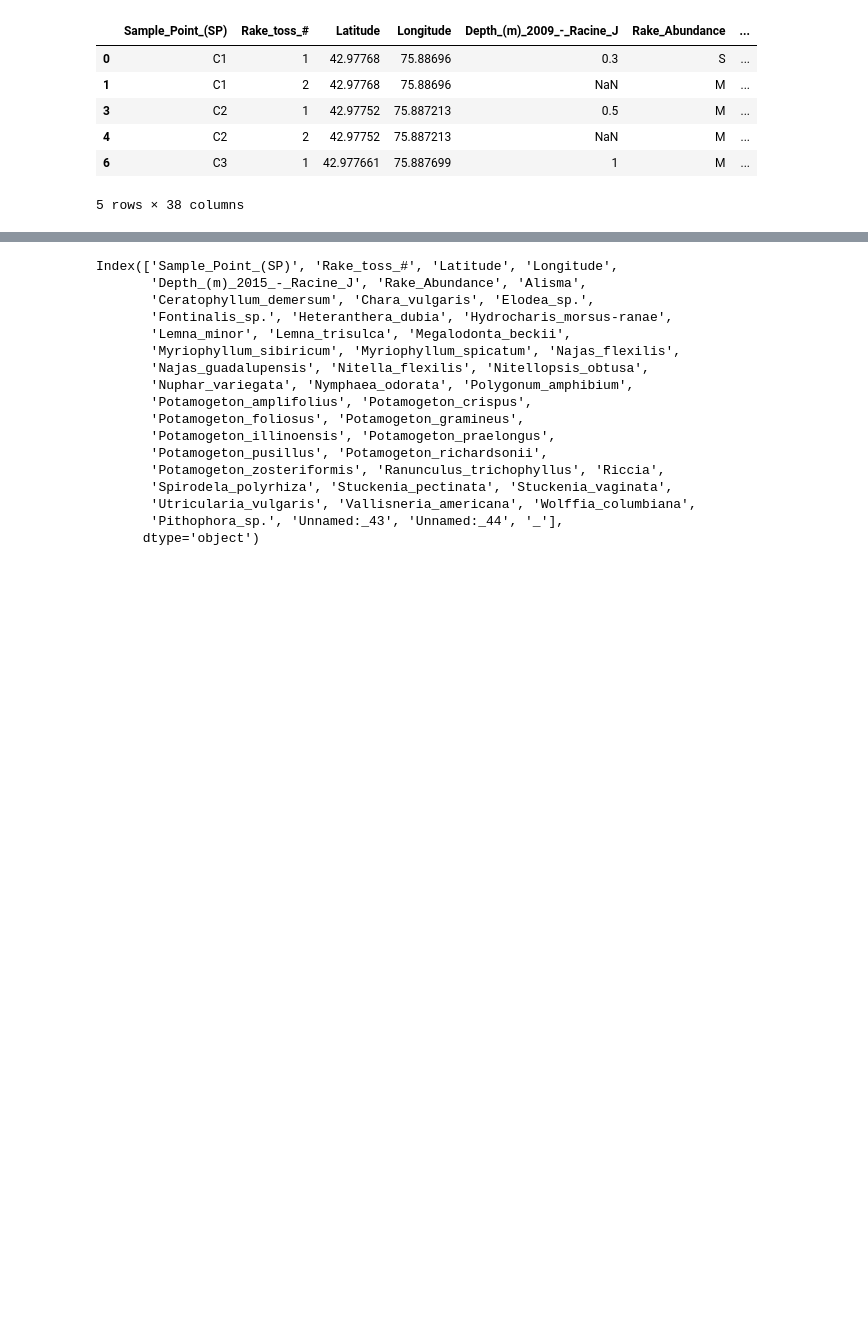
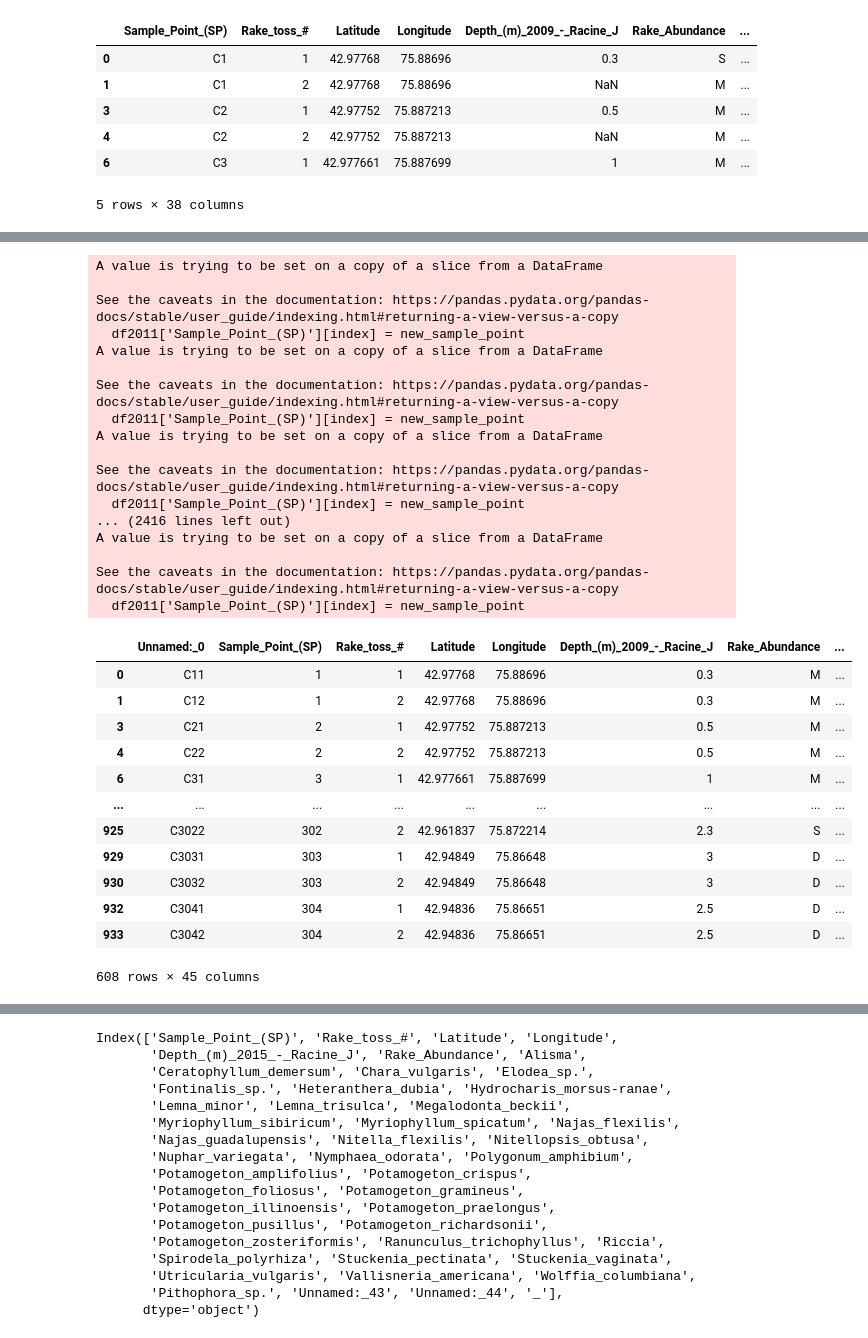
Before and after one commit to kgilbert78/rake-toss-data-cleaning, a Jupyter notebook: tableA.ipynb, the cells around one changed output, grey strips where cells are left out. Drawn from its saved outputs; the diff is of its cells as text; code cells hidden in the pictures; blank space fills up the shorter version.

```diff
--- a/tableA.ipynb
+++ b/tableA.ipynb
@@ -157,0 +182,6 @@ Index(['Sample_Point_(SP)', 'Rake_toss_#', 'Latitude', 'Longitude',
+# %%
+for index, row in df2009.iterrows():
+  # print(index, row['Sample_Point_(SP)'], type(row['Sample_Point_(SP)'])) # one row was NaN except Total_%
+  new_sample_point = row['Sample_Point_(SP)'].replace('C', '')
+  df2009['Sample_Point_(SP)'][index] = new_sample_point
+df2009
@@ -227,3 +290,8 @@ df2010.head()
 | 4 | C2 | 2 | 42.97752 | 75.887213 | NaN | M | ... |
 | 6 | C3 | 1 | 42.977661 | 75.887699 | 1 | M | ... |
 5 rows × 38 columns
+# %%
+for index, row in df2010.iterrows():
+  new_sample_point = row['Sample_Point_(SP)'].replace('C', '')
+  df2010['Sample_Point_(SP)'][index] = new_sample_point
+df2010
@@ -229,0 +411,36 @@ df2010.head()
+# %%
+for index, row in df2011.iterrows():
+  new_sample_point = row['Sample_Point_(SP)'].replace('C', '')
+  df2011['Sample_Point_(SP)'][index] = new_sample_point
+df2011
+# %% [output]
+A value is trying to be set on a copy of a slice from a DataFrame
+
+See the caveats in the documentation: https://pandas.pydata.org/pandas-docs/stable/user_guide/indexing.html#returning-a-view-versus-a-copy
+  df2011['Sample_Point_(SP)'][index] = new_sample_point
+A value is trying to be set on a copy of a slice from a DataFrame
+
+See the caveats in the documentation: https://pandas.pydata.org/pandas-docs/stable/user_guide/indexing.html#returning-a-view-versus-a-copy
+  df2011['Sample_Point_(SP)'][index] = new_sample_point
+A value is trying to be set on a copy of a slice from a DataFrame
+
+See the caveats in the documentation: https://pandas.pydata.org/pandas-docs/stable/user_guide/indexing.html#returning-a-view-versus-a-copy
+  df2011['Sample_Point_(SP)'][index] = new_sample_point
+... (2416 lines left out)
+A value is trying to be set on a copy of a slice from a DataFrame
+
+See the caveats in the documentation: https://pandas.pydata.org/pandas-docs/stable/user_guide/indexing.html#returning-a-view-versus-a-copy
+  df2011['Sample_Point_(SP)'][index] = new_sample_point
+|  | Unnamed:_0 | Sample_Point_(SP) | Rake_toss_# | Latitude | Longitude | Depth_(m)_2009_-_Racine_J | Rake_Abundance | ... |
+| 0 | C11 | 1 | 1 | 42.97768 | 75.88696 | 0.3 | M | ... |
+| 1 | C12 | 1 | 2 | 42.97768 | 75.88696 | 0.3 | M | ... |
+| 3 | C21 | 2 | 1 | 42.97752 | 75.887213 | 0.5 | M | ... |
+| 4 | C22 | 2 | 2 | 42.97752 | 75.887213 | 0.5 | M | ... |
+| 6 | C31 | 3 | 1 | 42.977661 | 75.887699 | 1 | M | ... |
+| ... | ... | ... | ... | ... | ... | ... | ... | ... |
+| 925 | C3022 | 302 | 2 | 42.961837 | 75.872214 | 2.3 | S | ... |
+| 929 | C3031 | 303 | 1 | 42.94849 | 75.86648 | 3 | D | ... |
+| 930 | C3032 | 303 | 2 | 42.94849 | 75.86648 | 3 | D | ... |
+| 932 | C3041 | 304 | 1 | 42.94836 | 75.86651 | 2.5 | D | ... |
+| 933 | C3042 | 304 | 2 | 42.94836 | 75.86651 | 2.5 | D | ... |
+608 rows × 45 columns
```
Also changed, not shown: parts of 72 cells of this notebook, 1 other file.
